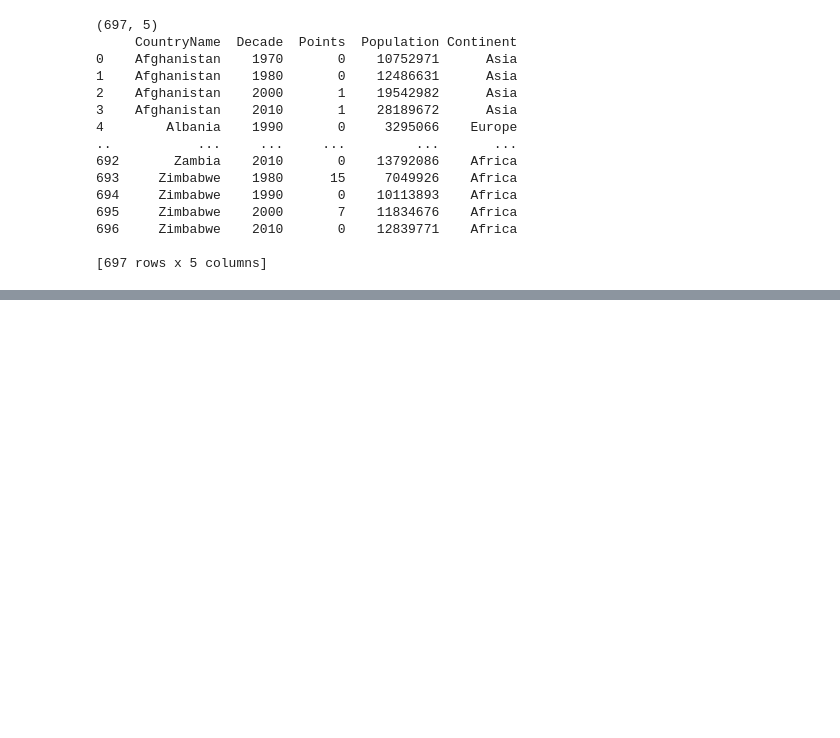
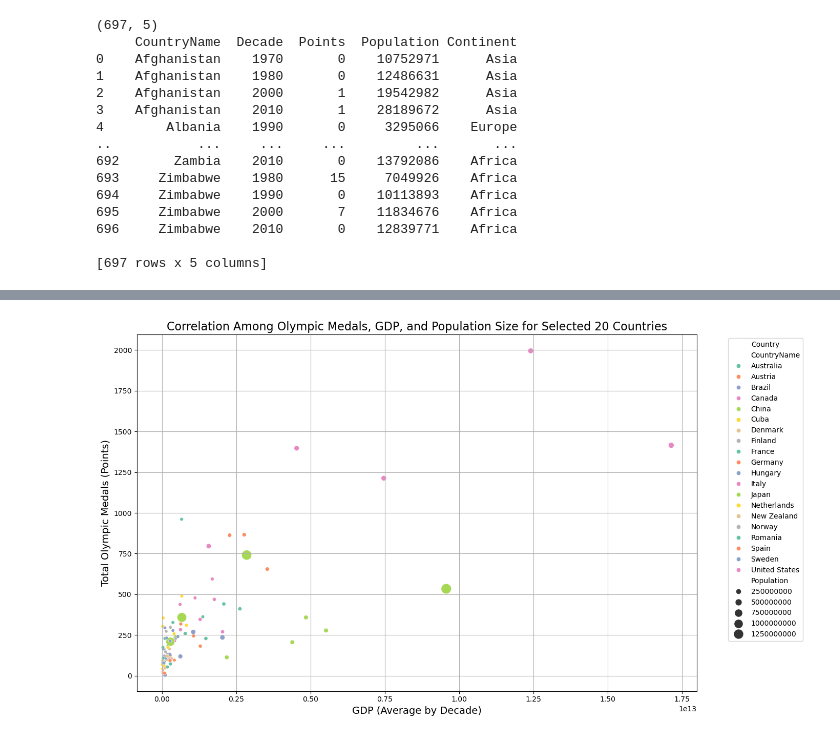
Before and after one commit to 2damlee/project_part2, a Jupyter notebook: olympicPjt.ipynb, the cells around one changed output, grey strips where cells are left out. Cells and saved outputs as stored; diff of their text form; code cells hidden in the pictures; blank space fills up the shorter version.

```diff
--- a/olympicPjt.ipynb
+++ b/olympicPjt.ipynb
@@ -590,0 +597,34 @@ plt.show()
+# %%
+## Graph for Correlation Among the three datasets
+
+# Aggregate the total number of medals by country and decade
+country_medals_decade = olympic_gdp_df.groupby(['CountryName', 'Decade'])['Points'].sum().reset_index()
+
+# Aggregate population data by country and decade
+country_population_decade = population_pf.groupby(['CountryName', 'Decade'])['Population'].mean().reset_index()
+
+# Aggregate GDP data by country and decade
+country_gdp_decade = olympic_gdp_df.groupby(['CountryName', 'Decade'])['GDP'].mean().reset_index()
+
+# Merge the datasets
+medals_gdp_pop_merged = pd.merge(country_medals_decade, country_population_decade, on=['CountryName', 'Decade'])
+medals_gdp_pop_merged = pd.merge(medals_gdp_pop_merged, country_gdp_decade, on=['CountryName', 'Decade'])
+
+# Select a subset of countries for visualization
+top_n = 20
+top_countries = medals_gdp_pop_merged.groupby('CountryName')['Points'].sum().nlargest(top_n).index
+selected_data = medals_gdp_pop_merged[medals_gdp_pop_merged['CountryName'].isin(top_countries)]
+
+# Create the scatter plot
+plt.figure(figsize=(14, 8))
+scatter_plot = sns.scatterplot(data=selected_data, x='GDP', y='Points', size='Population', hue='CountryName', sizes=(20, 200), palette='Set2')
+
+plt.title(f'Correlation Among Olympic Medals, GDP, and Population Size for Selected {top_n} Countries', fontsize=16)
+plt.xlabel('GDP (Average by Decade)', fontsize=14)
+plt.ylabel('Total Olympic Medals (Points)', fontsize=14)
+plt.grid(True)
+plt.legend(title='Country', bbox_to_anchor=(1.05, 1), loc=2)
+plt.tight_layout()
+plt.show()
+# %% [output]
+[figure, added]
```
Also changed, not shown: parts of 5 cells of this notebook.
